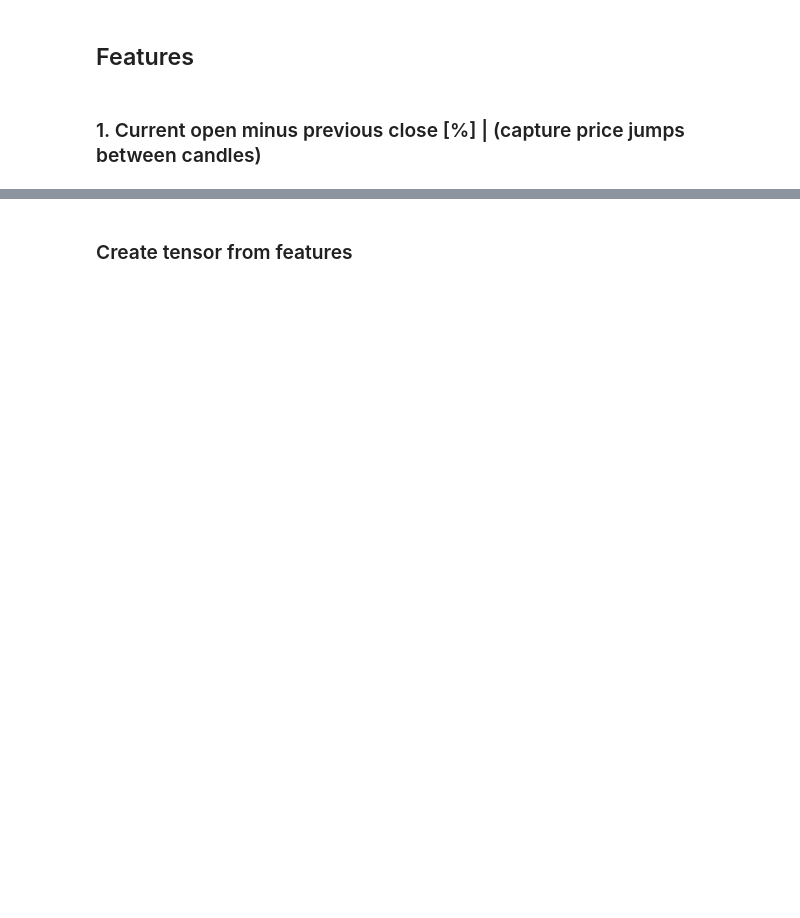
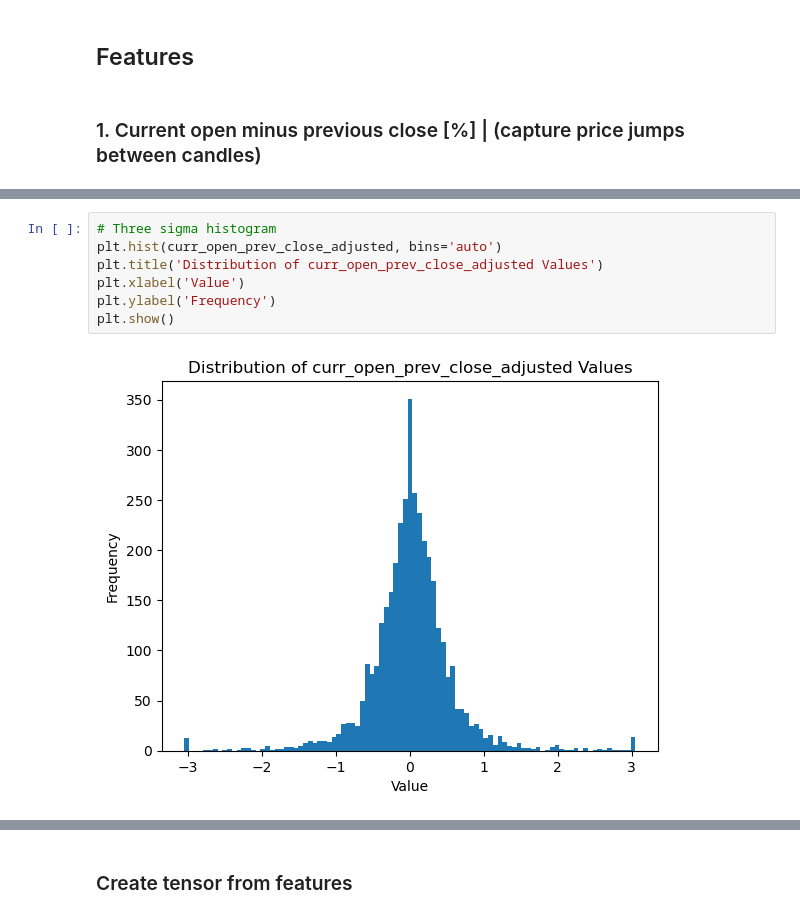
Before and after one commit to Frederik135/NN_Forecasting, a Jupyter notebook: preprocessing.ipynb, the cells around one changed output, grey strips where cells are left out. Cells and saved outputs as stored; diff of their text form; blank space fills up the shorter version.

```diff
--- a/preprocessing.ipynb
+++ b/preprocessing.ipynb
@@ -529,0 +161,9 @@ features_df
+# %%
+# Three sigma histogram
+plt.hist(curr_open_prev_close_adjusted, bins='auto')
+plt.title('Distribution of curr_open_prev_close_adjusted Values')
+plt.xlabel('Value')
+plt.ylabel('Frequency')
+plt.show()
+# %% [output]
+[figure, added]
```
Also changed, not shown: parts of 96 cells of this notebook, 1 other file.
